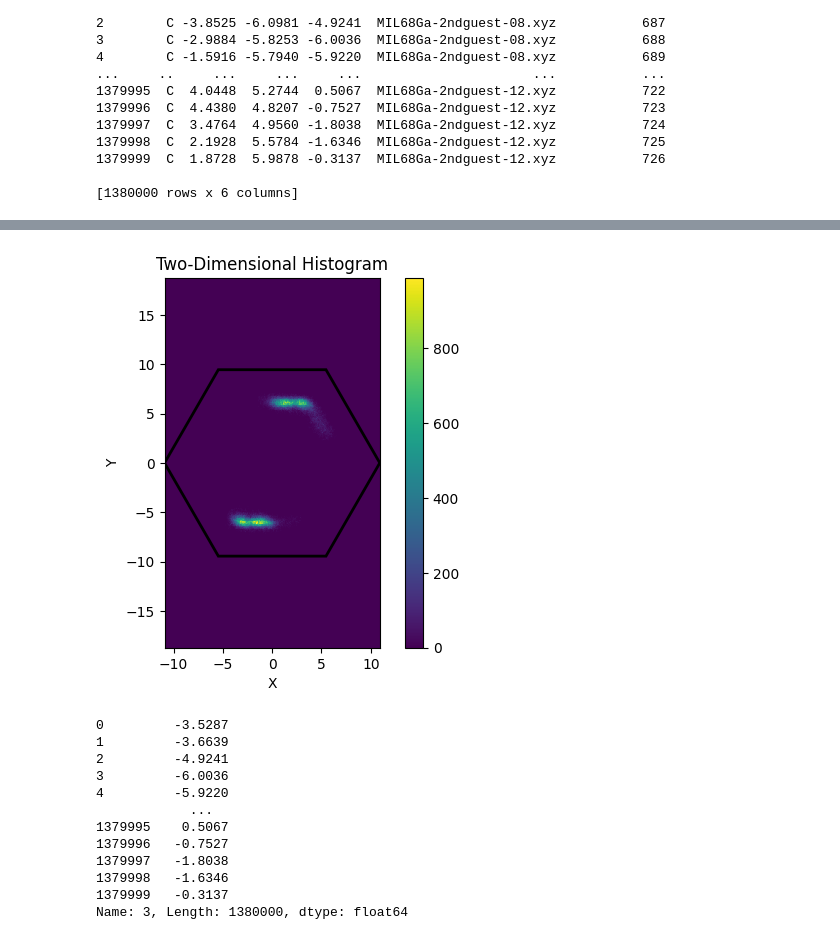
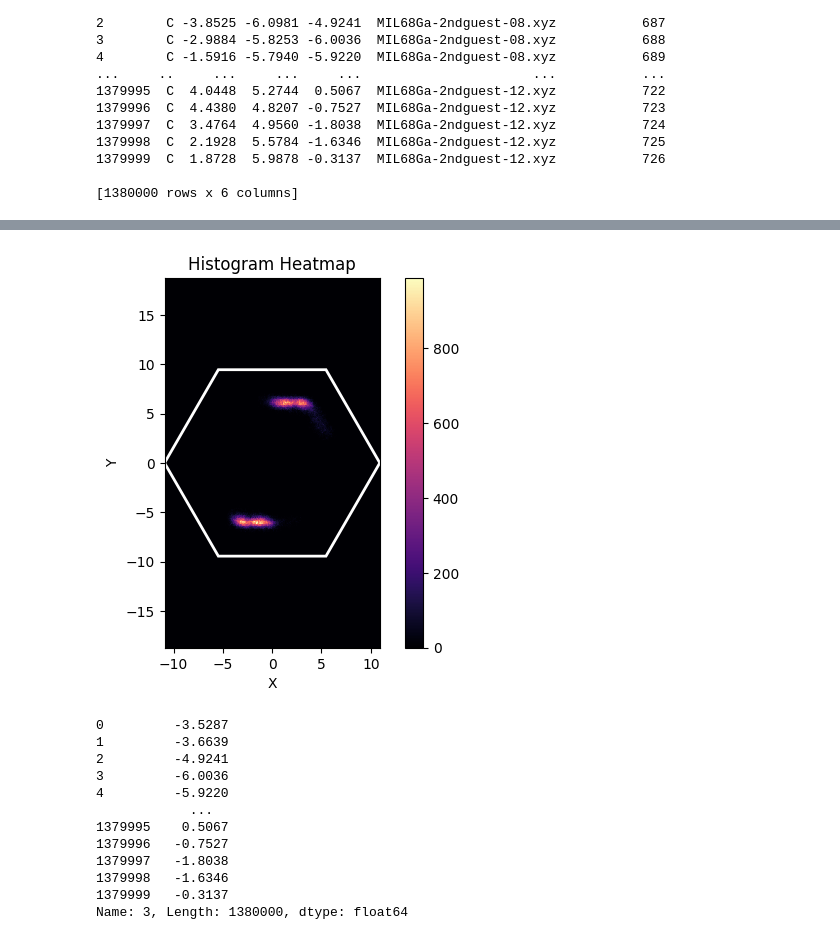
Before and after one commit to CFSHeisenberg/PlottingForThesis, a Jupyter notebook: MovementHistograms/Histogram.ipynb, the cells around one changed output, grey strips where cells are left out. Drawn from its saved outputs; the diff is of its cells as text; code cells hidden in the pictures.

```diff
--- a/MovementHistograms/Histogram.ipynb
+++ b/MovementHistograms/Histogram.ipynb
@@ -61,29 +59,30 @@ lattice_y = lattice[2][0]
 # %%
-
+lattice_x = lattice[1][0]
+lattice_y = lattice[2][0]
 
 # Save second and third column of dataframe
 x_values = df.iloc[:, 1]
 y_values = df.iloc[:, 2]
 
 import matplotlib.pyplot as plt
 import matplotlib.patches as patches
 import numpy as np
 
 # Adjust x-axis range and center it at zero
-plt.hist2d(x_values, y_values, bins=500, cmap='viridis', range=[[-lattice_x/2, lattice_x/2], [-lattice_y/2, lattice_y/2]])
+plt.hist2d(x_values, y_values, bins=500, cmap='magma', range=[[-lattice_x/2, lattice_x/2], [-lattice_y/2, lattice_y/2]])
 plt.colorbar()
 plt.xlabel('X')
 plt.ylabel('Y')
-plt.title('Two-Dimensional Histogram')
+plt.title('Histogram Heatmap')
 
-hexagon = patches.RegularPolygon((0, 0), numVertices=6, radius=lattice_x/2, edgecolor='black', facecolor='none', linewidth=2, orientation=np.pi/2)
+hexagon = patches.RegularPolygon((0, 0), numVertices=6, radius=lattice_x/2, edgecolor='white', facecolor='none', linewidth=2, orientation=np.pi/2)
 plt.gca().add_patch(hexagon)
 
 plt.gca().set_aspect('equal')  # Set aspect ratio to 'equal'
 
 plt.show()
 # %% [output]
-[figure, old version]
+[figure, new version]
 # %%
 z_lattice = lattice[3][0]
 z_values = df.iloc[:, 3]
```
Also changed, not shown: parts of 2 cells of this notebook.
